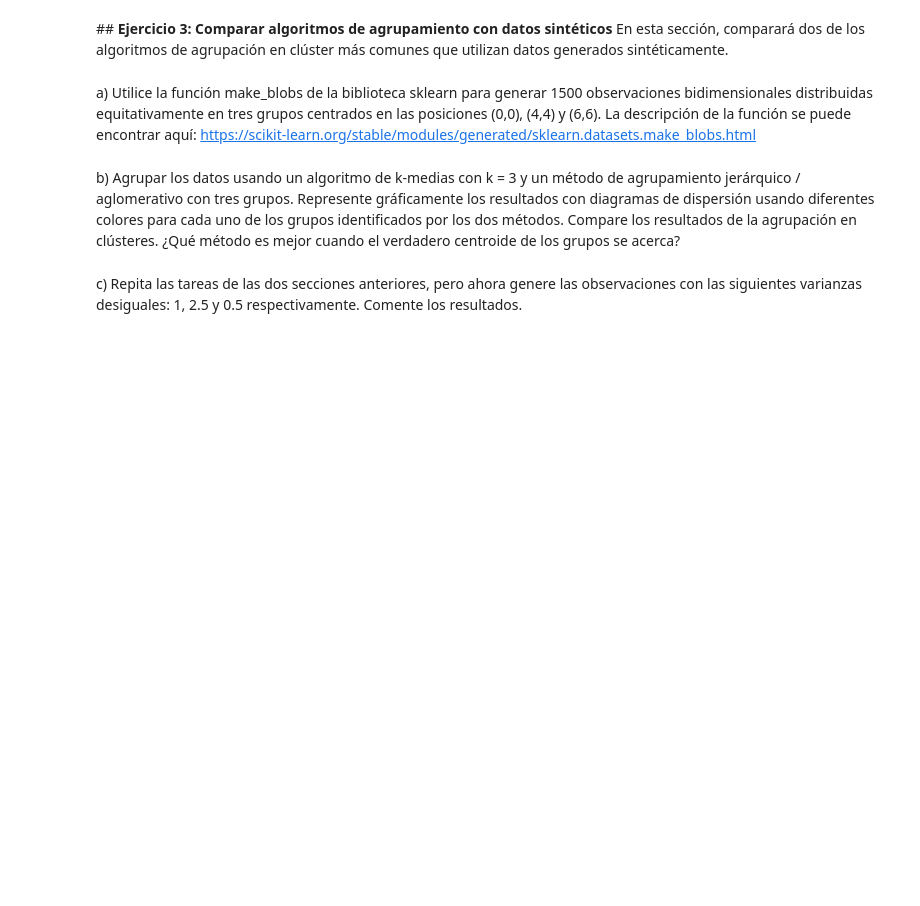
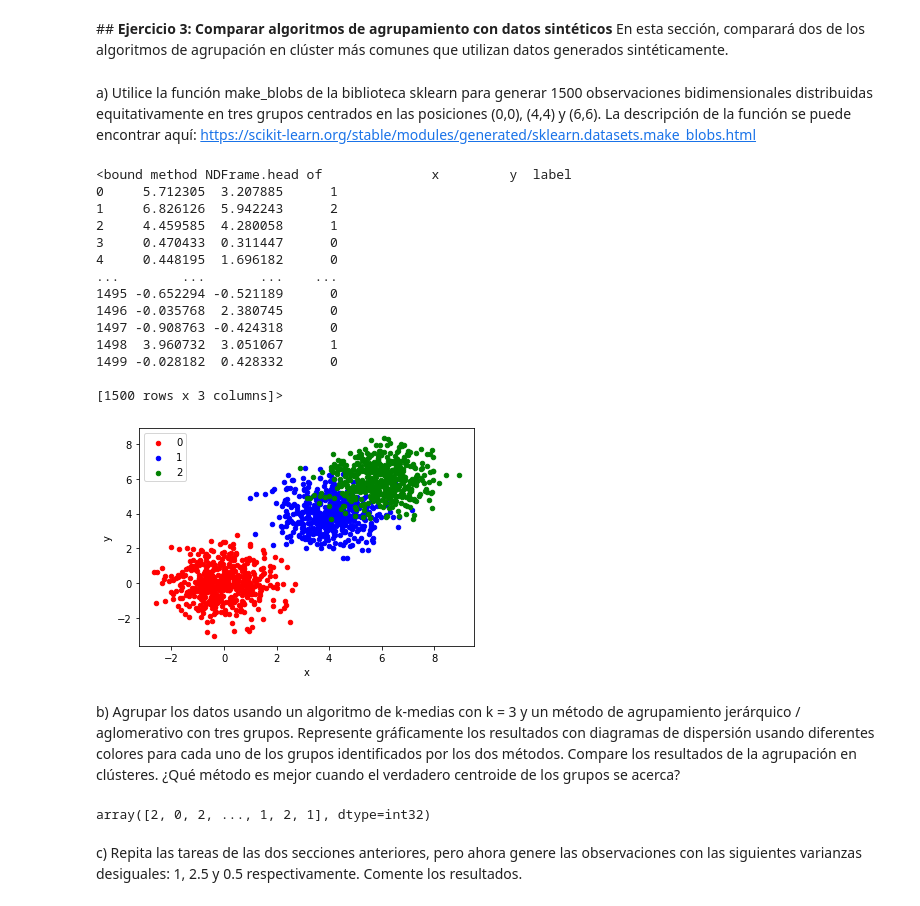
Before and after one commit to moisesortega93/MCME-AI, a Jupyter notebook: Recommenders_and_clustering_ESP.ipynb, the cells around one changed output. Drawn from its saved outputs; the diff is of its cells as text; code cells hidden in the pictures; blank space fills up the shorter version.

```diff
--- a/Recommenders_and_clustering_ESP.ipynb
+++ b/Recommenders_and_clustering_ESP.ipynb
@@ -310,4 +339,45 @@ from sklearn import datasets
+# %%
+from sklearn import datasets
+import pandas as pd
+from matplotlib import pyplot
+
+X, y = datasets.make_blobs(n_samples=1500, centers=[[0,0],[4,4],[6,6]], n_features=2, random_state=0)
+
+df = pd.DataFrame(dict(x=X[:,0], y=X[:,1], label=y))
+print(df.head)
+colors = {0:'red', 1:'blue', 2:'green'}
+fig, ax = pyplot.subplots()
+grouped = df.groupby('label')
+for key, group in grouped:
+    group.plot(ax=ax, kind='scatter', x='x', y='y', label=key, color=colors[key])
+pyplot.show()
+# %% [output]
+<bound method NDFrame.head of              x         y  label
+0     5.712305  3.207885      1
+1     6.826126  5.942243      2
+2     4.459585  4.280058      1
+3     0.470433  0.311447      0
+4     0.448195  1.696182      0
+...        ...       ...    ...
+1495 -0.652294 -0.521189      0
+1496 -0.035768  2.380745      0
+1497 -0.908763 -0.424318      0
+1498  3.960732  3.051067      1
+1499 -0.028182  0.428332      0
+
+[1500 rows x 3 columns]>
+[figure, added]
 # %% [markdown]
 b) Agrupar los datos usando un algoritmo de k-medias con k = 3 y un método de agrupamiento jerárquico / aglomerativo con tres grupos. Represente gráficamente los resultados con diagramas de dispersión usando diferentes colores para cada uno de los grupos identificados por los dos métodos. Compare los resultados de la agrupación en clústeres. ¿Qué método es mejor cuando el verdadero centroide de los grupos se acerca?
+# %%
+from scipy.cluster.hierarchy import dendrogram, linkage
+from sklearn.cluster import KMeans
+##K-means
+
+kmeans = KMeans(n_clusters=3, random_state=0).fit(X)
+
+kmeans.labels_
+# %% [output]
+array([2, 0, 2, ..., 1, 2, 1], dtype=int32)
 # %% [markdown]
 c) Repita las tareas de las dos secciones anteriores, pero ahora genere las observaciones con las siguientes varianzas desiguales: 1, 2.5 y 0.5 respectivamente. Comente los resultados.
```
Also changed, not shown: parts of 10 cells of this notebook.
